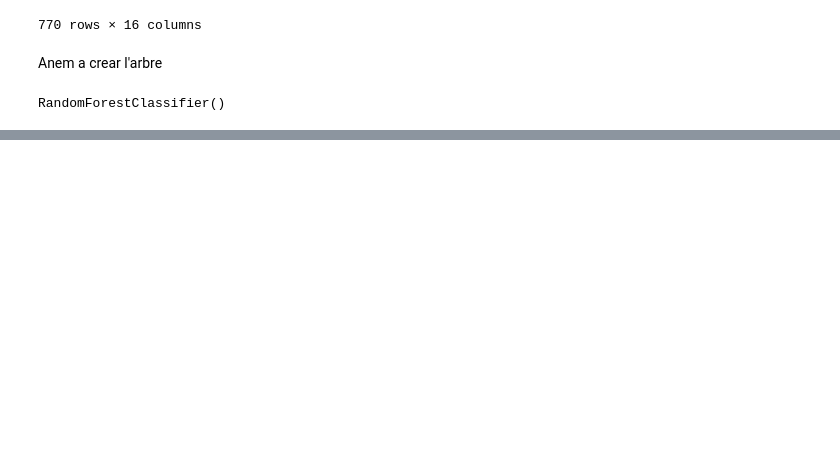
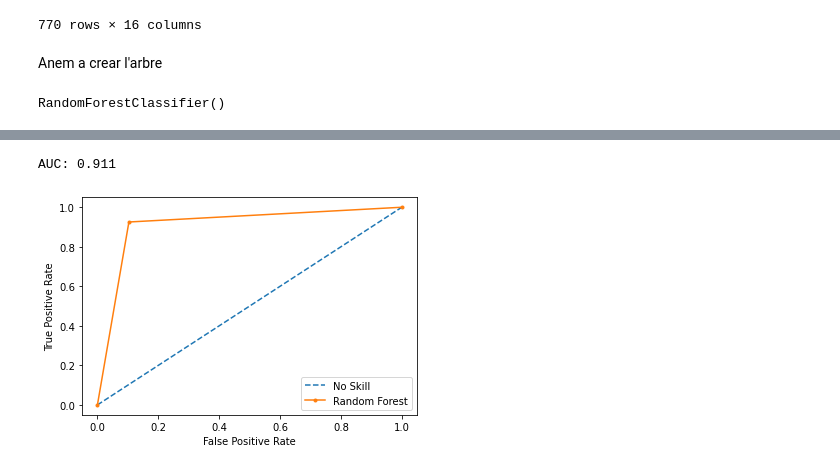
Before and after one commit to noajaneroliver/CasKaggle, a Jupyter notebook: WorldHapinessReport.ipynb, the cells around one changed output, grey strips where cells are left out. Drawn from its saved outputs; the diff is of its cells as text; code cells hidden in the pictures; blank space fills up the shorter version.

```diff
--- a/WorldHapinessReport.ipynb
+++ b/WorldHapinessReport.ipynb
@@ -283,0 +319,25 @@ accuracy_score(y_true = y_test, y_pred = preds_rfc)
+# %%
+# Compute Precision-Recall and plot curve
+n_classes = 2
+fpr, tpr, thresholds = roc_curve(y_test, preds_rfc)
+auc = roc_auc_score(y_test, preds_rfc)
+print('AUC: %.3f' % auc)
+# %% [output]
+AUC: 0.911
+# %%
+# calculate roc curves
+ns_probs = [0 for _ in range(len(y_test))]
+ns_fpr, ns_tpr, _ = roc_curve(y_test, ns_probs)
+lr_fpr, lr_tpr, _ = roc_curve(y_test, preds_rfc)
+# plot the roc curve for the model
+pyplot.plot(ns_fpr, ns_tpr, linestyle='--', label='No Skill')
+pyplot.plot(lr_fpr, lr_tpr, marker='.', label='Random Forest')
+# axis labels
+pyplot.xlabel('False Positive Rate')
+pyplot.ylabel('True Positive Rate')
+# show the legend
+pyplot.legend()
+# show the plot
+pyplot.show()
+# %% [output]
+[figure, added]
```
Also changed, not shown: parts of 17 cells of this notebook.
